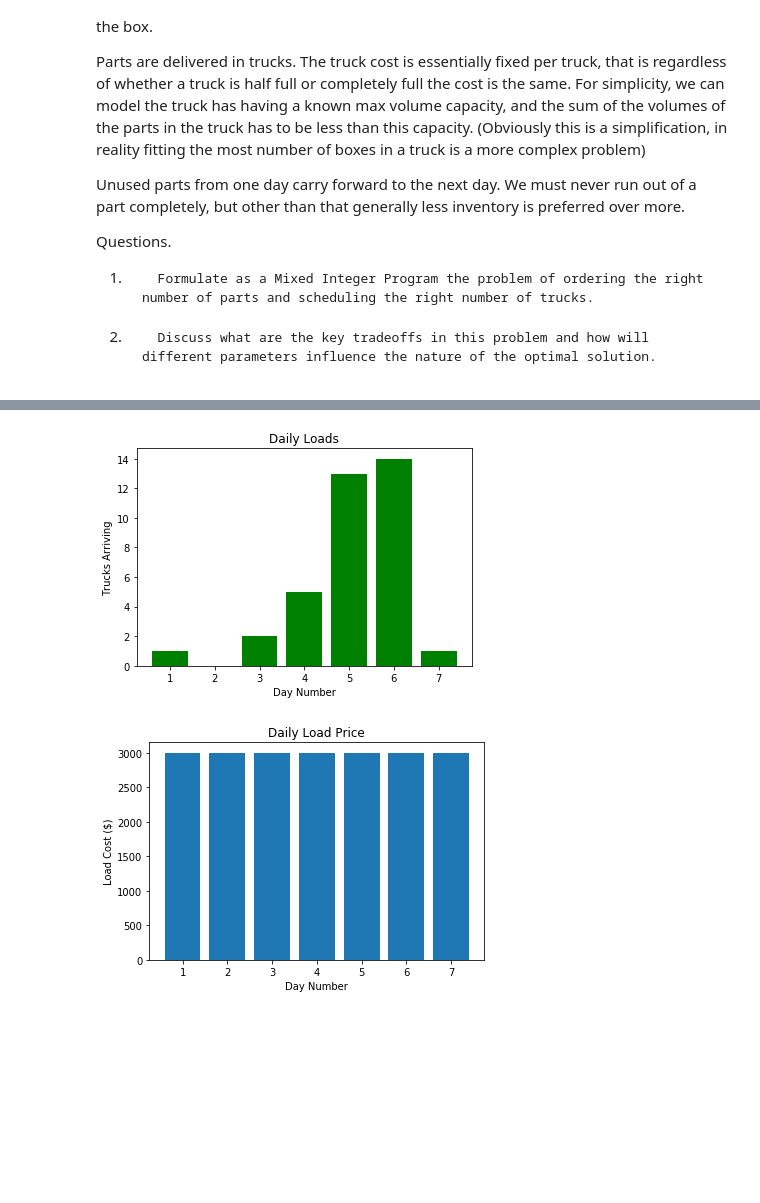
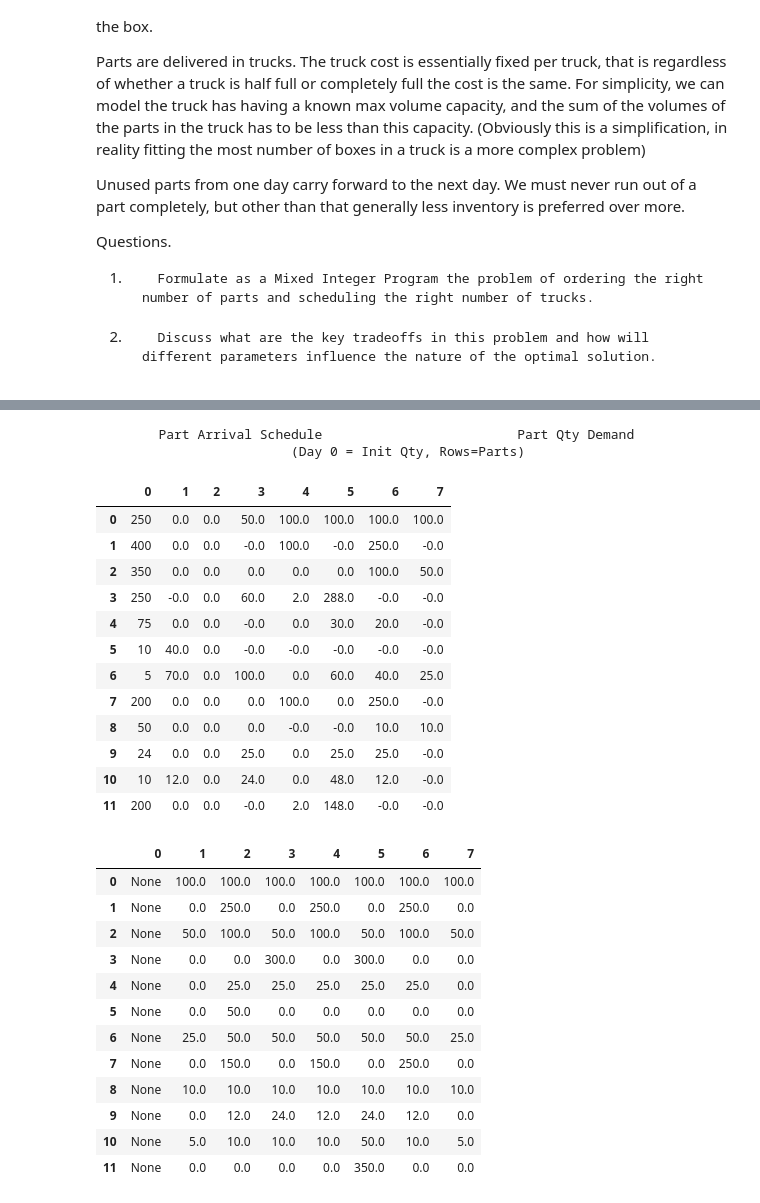
Before and after one commit to connerreinhardt/datascienceprojects, a Jupyter notebook: Tesla Order Scheduling Challenge.ipynb, the cells around one changed output, grey strips where cells are left out. Cells and saved outputs as stored; diff of their text form; code cells hidden in the pictures; blank space fills up the shorter version.

```diff
--- a/Tesla Order Scheduling Challenge.ipynb
+++ b/Tesla Order Scheduling Challenge.ipynb
@@ -115,0 +75,25 @@ print(demand_data.head())
+# %%
+import numpy as np
+from numpy import *
+from gurobipy import *
+import pandas as pd
+
+#Deterministic data (demand and initial values) import from static excel file
+currentDir = '/Users/connerreinhardt/Google Drive/Advanced Optimization/TeslaChallenge/'
+deterministic_data_filepath = currentDir + 'DeterministicDemand.xlsx'
+demand_data = pd.read_excel(deterministic_data_filepath).fillna(0)
+
+print(demand_data)
+
+N = len(demand_data['Part'].values) #find out the total number of parts
+D = len(demand_data.values[0])-2 #not include day 0 or the part itself
+
+#populate N parts
+parts = []
+for part in range(N):
+    parts.append(part)
+
+#plan for the next D days (day 0 is the initial day)
+days = []
+for day in range(1,D+1):
+    days.append(day)
@@ -254,28 +352,40 @@ Best objective 1.286035909800e+05, best bound 1.286035909800e+05, gap 0.0000%
 # %%
 from IPython.display import display_html
 def display_side_by_side(*args):
     html_str=''
     for df in args:
         html_str+=df.to_html()
     display_html(html_str.replace('table','table style="display:inline"'),raw=True)
+
+print("        Part Arrival Schedule                         Part Qty Demand")
+print("                         (Day 0 = Init Qty, Rows=Parts)              ")
+display_side_by_side(partschedule,pd.DataFrame(daily_demand))
+# %% [output]
+        Part Arrival Schedule                         Part Qty Demand
+                         (Day 0 = Init Qty, Rows=Parts)
+|  | 0 | 1 | 2 | 3 | 4 | 5 | 6 | 7 |
+| 0 | 250 | 0.0 | 0.0 | 50.0 | 100.0 | 100.0 | 100.0 | 100.0 |
+| 1 | 400 | 0.0 | 0.0 | -0.0 | 100.0 | -0.0 | 250.0 | -0.0 |
+| 2 | 350 | 0.0 | 0.0 | 0.0 | 0.0 | 0.0 | 100.0 | 50.0 |
+| 3 | 250 | -0.0 | 0.0 | 60.0 | 2.0 | 288.0 | -0.0 | -0.0 |
+| 4 | 75 | 0.0 | 0.0 | -0.0 | 0.0 | 30.0 | 20.0 | -0.0 |
+| 5 | 10 | 40.0 | 0.0 | -0.0 | -0.0 | -0.0 | -0.0 | -0.0 |
+| 6 | 5 | 70.0 | 0.0 | 100.0 | 0.0 | 60.0 | 40.0 | 25.0 |
+| 7 | 200 | 0.0 | 0.0 | 0.0 | 100.0 | 0.0 | 250.0 | -0.0 |
+| 8 | 50 | 0.0 | 0.0 | 0.0 | -0.0 | -0.0 | 10.0 | 10.0 |
+| 9 | 24 | 0.0 | 0.0 | 25.0 | 0.0 | 25.0 | 25.0 | -0.0 |
+| 10 | 10 | 12.0 | 0.0 | 24.0 | 0.0 | 48.0 | 12.0 | -0.0 |
+| 11 | 200 | 0.0 | 0.0 | -0.0 | 2.0 | 148.0 | -0.0 | -0.0 |
+|  | 0 | 1 | 2 | 3 | 4 | 5 | 6 | 7 |
+| 0 | None | 100.0 | 100.0 | 100.0 | 100.0 | 100.0 | 100.0 | 100.0 |
+| 1 | None | 0.0 | 250.0 | 0.0 | 250.0 | 0.0 | 250.0 | 0.0 |
+| 2 | None | 50.0 | 100.0 | 50.0 | 100.0 | 50.0 | 100.0 | 50.0 |
+| 3 | None | 0.0 | 0.0 | 300.0 | 0.0 | 300.0 | 0.0 | 0.0 |
+| 4 | None | 0.0 | 25.0 | 25.0 | 25.0 | 25.0 | 25.0 | 0.0 |
+| 5 | None | 0.0 | 50.0 | 0.0 | 0.0 | 0.0 | 0.0 | 0.0 |
+| 6 | None | 25.0 | 50.0 | 50.0 | 50.0 | 50.0 | 50.0 | 25.0 |
+| 7 | None | 0.0 | 150.0 | 0.0 | 150.0 | 0.0 | 250.0 | 0.0 |
+| 8 | None | 10.0 | 10.0 | 10.0 | 10.0 | 10.0 | 10.0 | 10.0 |
+| 9 | None | 0.0 | 12.0 | 24.0 | 12.0 | 24.0 | 12.0 | 0.0 |
+| 10 | None | 5.0 | 10.0 | 10.0 | 10.0 | 50.0 | 10.0 | 5.0 |
+| 11 | None | 0.0 | 0.0 | 0.0 | 0.0 | 350.0 | 0.0 | 0.0 |
-# %%
-import matplotlib.pyplot as plt
-truck_plan = []
-truck_cost = []
-for d in days:
-    truck_plan.append(trucks_arriving[d].X)
-    truck_cost.append(load_cost[d])
-plt.bar(days,truck_plan,color = 'green')
-plt.title('Daily Loads')
-plt.ylabel('Trucks Arriving')
-plt.xlabel('Day Number')
-plt.show()
-
-plt.bar(days,truck_cost)
-plt.title('Daily Load Price')
-plt.ylabel('Load Cost ($)')
-plt.xlabel('Day Number')
-plt.show()
-# %% [output]
-[figure, removed]
-[figure, removed]
```
Also changed, not shown: parts of 17 cells of this notebook.
